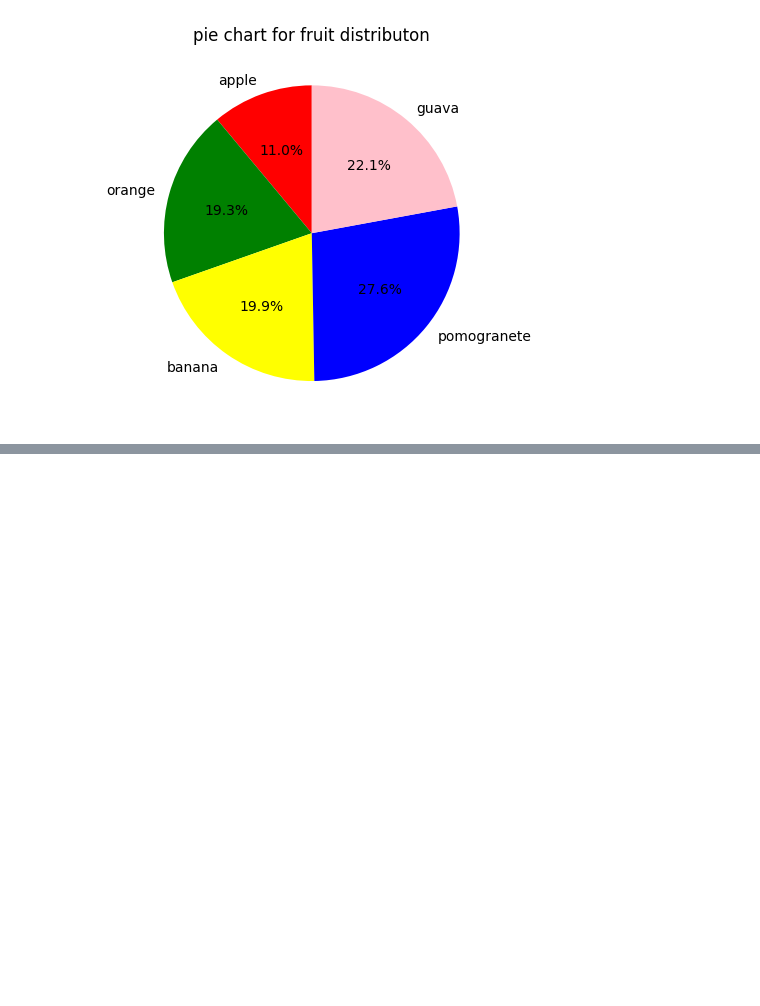
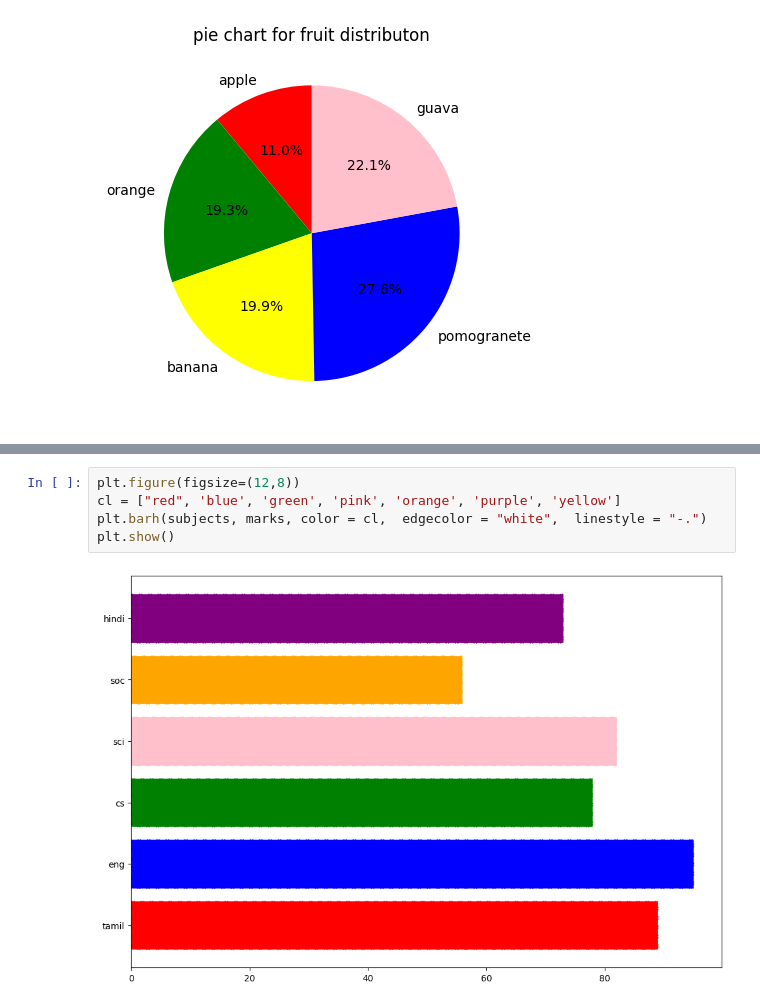
Before and after one commit to Avinash2003-11/Machine-learning, a Jupyter notebook: exp.ipynb, the cells around one changed output, grey strips where cells are left out. Saved outputs shown, nothing was run; the diff lists cells and outputs as text; blank space fills up the shorter version.

```diff
--- a/exp.ipynb
+++ b/exp.ipynb
@@ -272,0 +284,7 @@ plt.show()
+# %%
+plt.figure(figsize=(12,8))
+cl = ["red", 'blue', 'green', 'pink', 'orange', 'purple', 'yellow']
+plt.barh(subjects, marks, color = cl,  edgecolor = "white",  linestyle = "-.")
+plt.show()
+# %% [output]
+[figure, added]
```
Also changed, not shown: parts of 9 cells of this notebook.
